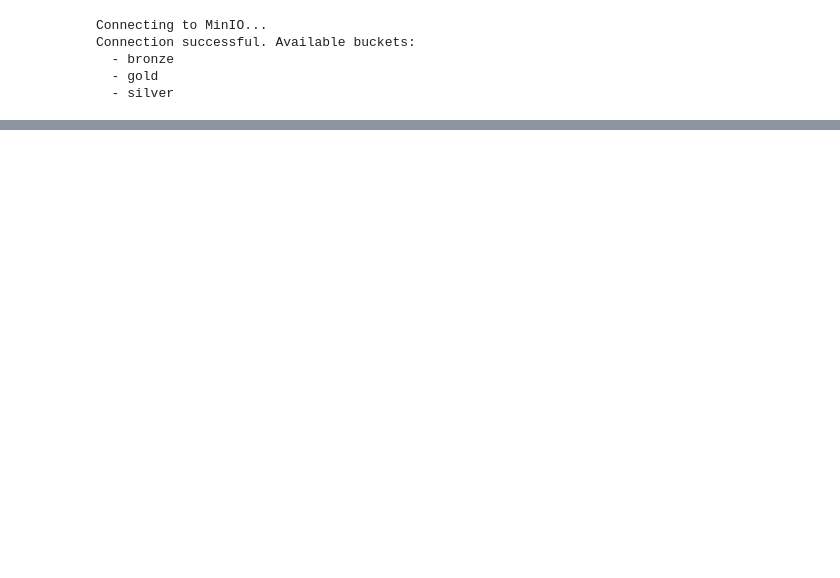
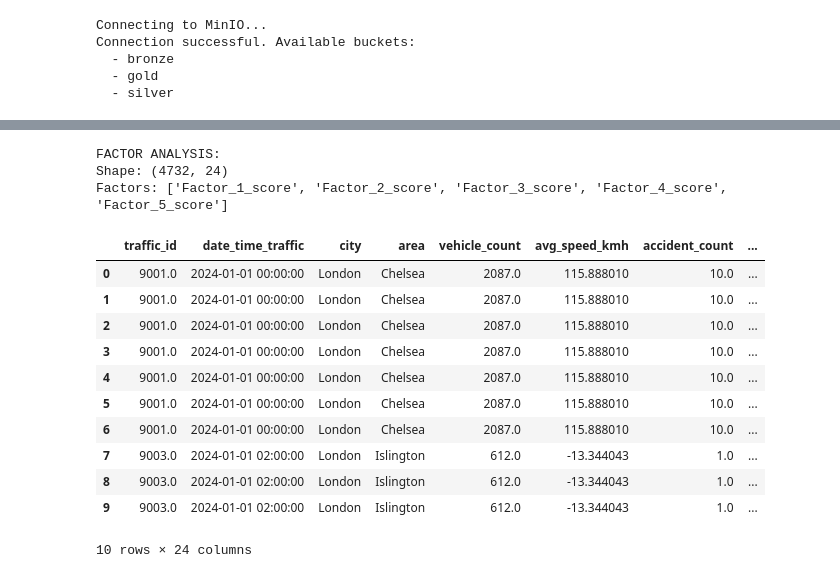
Before and after one commit to Fares403/urban-traffic-data-lake-project, a Jupyter notebook: notebooks/Analysis.ipynb, the cells around one changed output, grey strips where cells are left out. Saved outputs shown, nothing was run; the diff lists cells and outputs as text; code cells hidden in the pictures; blank space fills up the shorter version.

```diff
--- a/notebooks/Analysis.ipynb
+++ b/notebooks/Analysis.ipynb
@@ -186,0 +160,26 @@ Summary statistics:
+# %%
+# FACTOR ANALYSIS RESULTS
+response = client.get_object("gold", "traffic_weather_factors.parquet")
+factors_df = pd.read_parquet(io.BytesIO(response.read()))
+response.close()
+
+print("FACTOR ANALYSIS:")
+print(f"Shape: {factors_df.shape}")
+print(f"Factors: {[col for col in factors_df.columns if 'Factor' in col]}")
+factors_df.head(10)
+# %% [output]
+FACTOR ANALYSIS:
+Shape: (4732, 24)
+Factors: ['Factor_1_score', 'Factor_2_score', 'Factor_3_score', 'Factor_4_score', 'Factor_5_score']
+|  | traffic_id | date_time_traffic | city | area | vehicle_count | avg_speed_kmh | accident_count | ... |
+| 0 | 9001.0 | 2024-01-01 00:00:00 | London | Chelsea | 2087.0 | 115.888010 | 10.0 | ... |
+| 1 | 9001.0 | 2024-01-01 00:00:00 | London | Chelsea | 2087.0 | 115.888010 | 10.0 | ... |
+| 2 | 9001.0 | 2024-01-01 00:00:00 | London | Chelsea | 2087.0 | 115.888010 | 10.0 | ... |
+| 3 | 9001.0 | 2024-01-01 00:00:00 | London | Chelsea | 2087.0 | 115.888010 | 10.0 | ... |
+| 4 | 9001.0 | 2024-01-01 00:00:00 | London | Chelsea | 2087.0 | 115.888010 | 10.0 | ... |
+| 5 | 9001.0 | 2024-01-01 00:00:00 | London | Chelsea | 2087.0 | 115.888010 | 10.0 | ... |
+| 6 | 9001.0 | 2024-01-01 00:00:00 | London | Chelsea | 2087.0 | 115.888010 | 10.0 | ... |
+| 7 | 9003.0 | 2024-01-01 02:00:00 | London | Islington | 612.0 | -13.344043 | 1.0 | ... |
+| 8 | 9003.0 | 2024-01-01 02:00:00 | London | Islington | 612.0 | -13.344043 | 1.0 | ... |
+| 9 | 9003.0 | 2024-01-01 02:00:00 | London | Islington | 612.0 | -13.344043 | 1.0 | ... |
+10 rows × 24 columns
```
Also changed, not shown: parts of 18 cells of this notebook, 12 other files.
